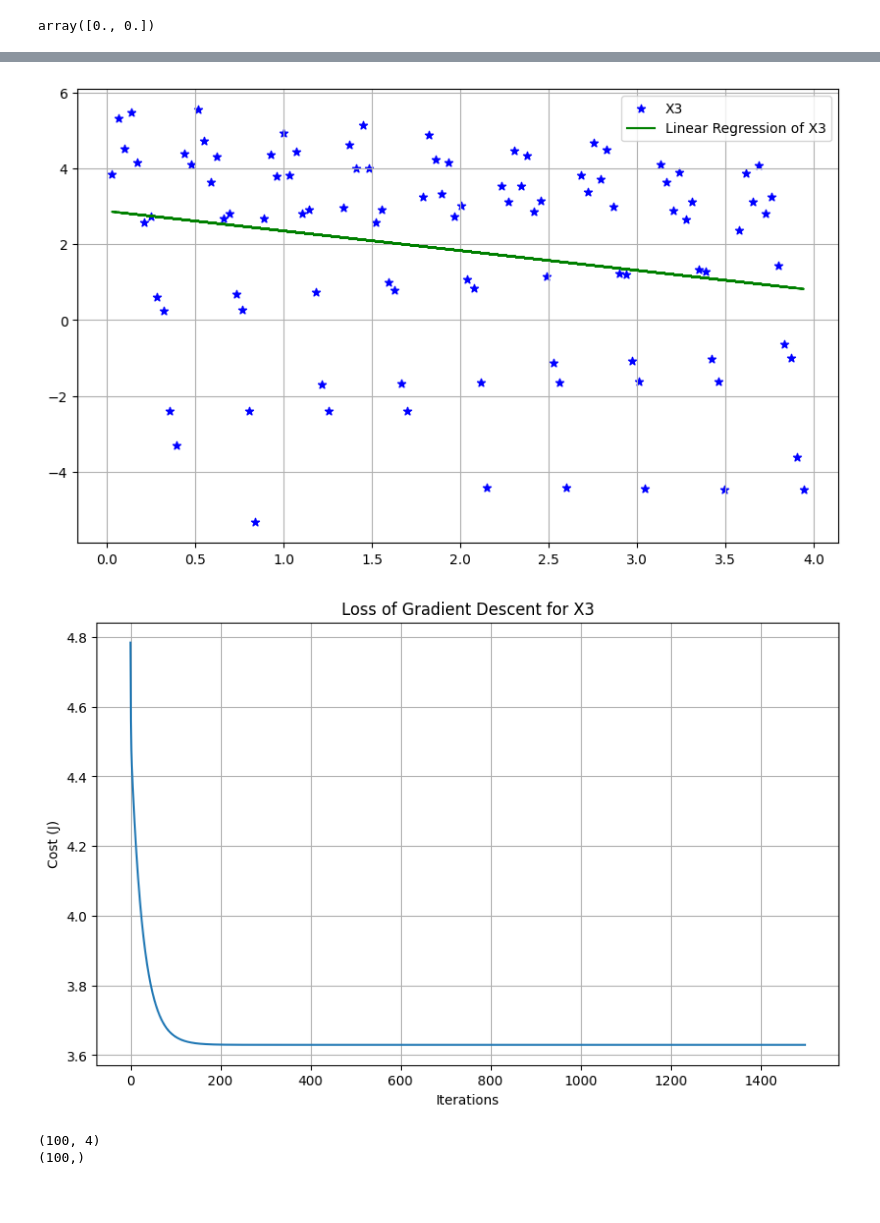
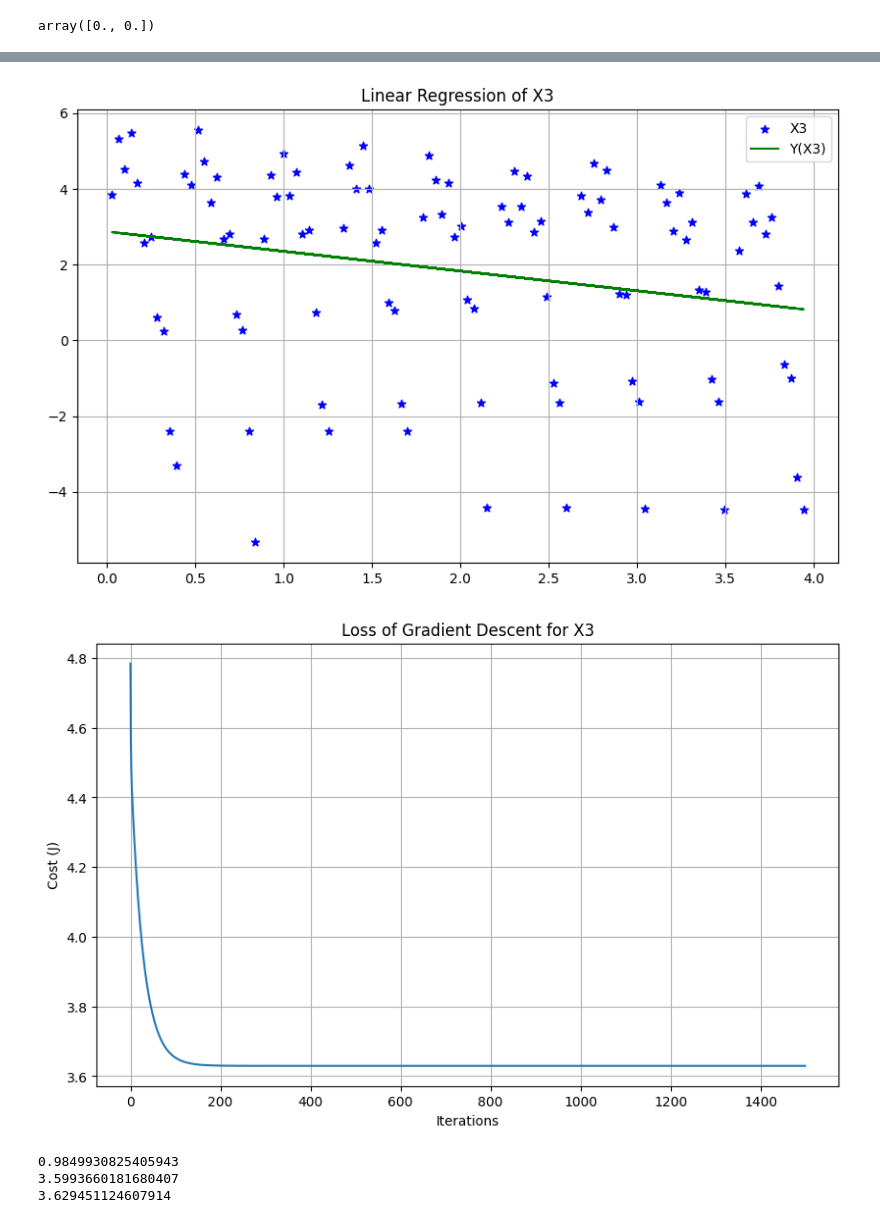
Before and after one commit to C-Little26/ECGR4105, a Jupyter notebook: ECGR4105_Hw1.ipynb, the cells around one changed output, grey strips where cells are left out. Saved outputs shown, nothing was run; the diff lists cells and outputs as text; code cells hidden in the pictures; blank space fills up the shorter version.

```diff
--- a/ECGR4105_Hw1.ipynb
+++ b/ECGR4105_Hw1.ipynb
@@ -112,24 +114,34 @@ plt.show()
 # %%
 #scatter plot of training data
 plt.scatter(X_3[:,1], Y, color='blue', marker = '*', label = 'X3')
 plt.rcParams["figure.figsize"] = (10,6)
 #line plot of linear regression
-plt.plot(X_3[:,1], X_3.dot(theta_3), color='green', label = 'Linear Regression of X3')
+plt.plot(X_3[:,1], X_3.dot(theta_3), color='green', label = 'Y(X3)')
 
 plt.rcParams["figure.figsize"] = (10,6)
 plt.grid(True)
+plt.title('Linear Regression of X3')
 plt.legend()
 plt.show()
 
 plt.plot(cost_history_3)
 plt.grid(True)
 plt.title('Loss of Gradient Descent for X3')
 plt.xlabel('Iterations')
 plt.ylabel('Cost (J)')
 plt.show()
 # %% [output]
-[figure, old version]
+[figure, new version]
 [figure]
+# %%
+#Use min() function to find which feature produces the lowest cost for the ground truths
+print(min(cost_history_1))
+print(min(cost_history_2))
+print(min(cost_history_3))
+# %% [output]
+0.9849930825405943
+3.5993660181680407
+3.629451124607914
 # %%
 #Problem 2
 #Create a combined 2d array of all training data
@@ -140,12 +152 @@ alpha_total = 0.01
 iter_total = 1500
-# %%
-theta_end, cost_history_total = gradient_descent(X_total, Y, theta_total, alpha_total, iter_total)
-
-#y_total = X_total.dot(theta_total)
-#print(X_total)
-print(X_total.shape)
-print(X_total.dot(theta_total).shape)
-#print(y_total)
-# %% [output]
-(100, 4)
-(100,)
```
Also changed, not shown: parts of 8 cells of this notebook.
